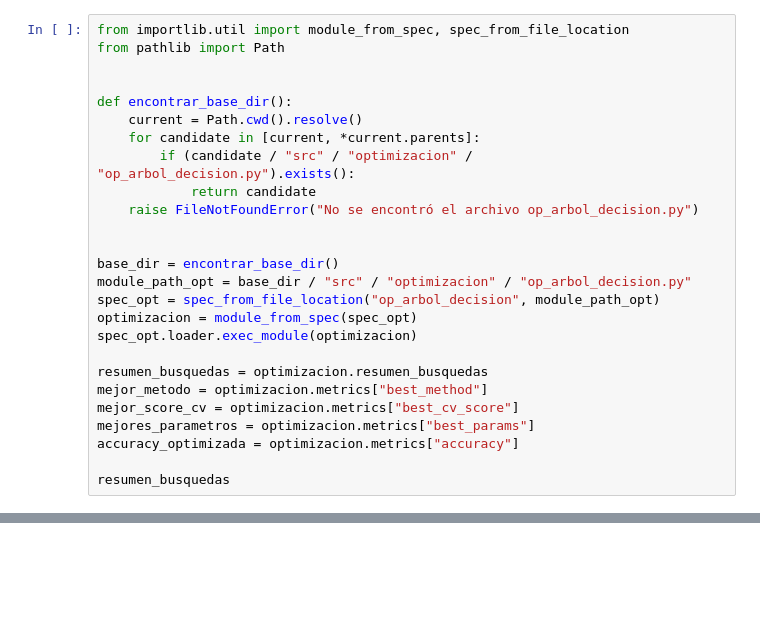
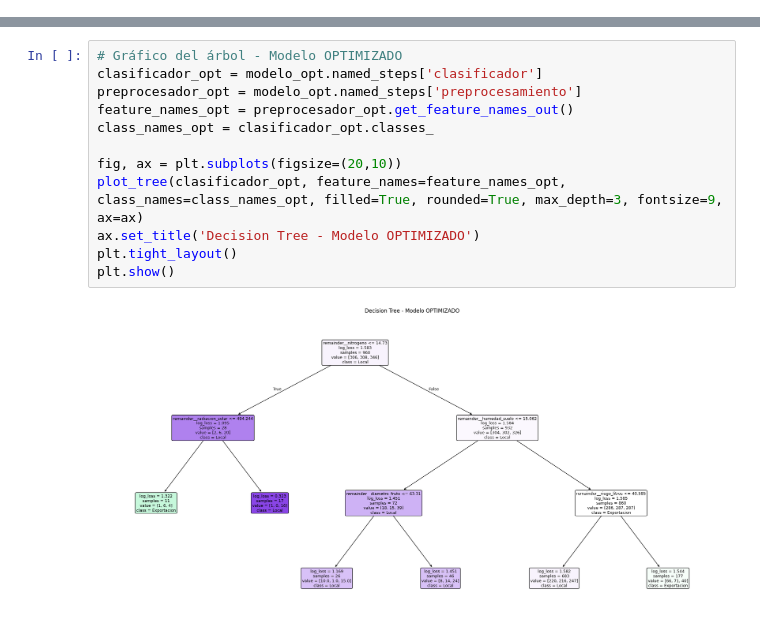
Before and after one commit to AllanxSF/Parcial-2-programaci-n-ciencia-de-datos, a Jupyter notebook: results/rs_arbol_decision.ipynb, the cells around one changed output, grey strips where cells are left out. Cells and saved outputs as stored; diff of their text form; blank space fills up the shorter version.

Commit message:
detalles, arbol

```diff
--- a/results/rs_arbol_decision.ipynb
+++ b/results/rs_arbol_decision.ipynb
@@ -72,26 +4,0 @@ Para AgroIntelligence, estas técnicas ayudan a encontrar una configuración que
-# %%
-from importlib.util import module_from_spec, spec_from_file_location
-from pathlib import Path
-
-
-def encontrar_base_dir():
-    current = Path.cwd().resolve()
-    for candidate in [current, *current.parents]:
-        if (candidate / "src" / "optimizacion" / "op_arbol_decision.py").exists():
-            return candidate
-    raise FileNotFoundError("No se encontró el archivo op_arbol_decision.py")
-
-
-base_dir = encontrar_base_dir()
-module_path_opt = base_dir / "src" / "optimizacion" / "op_arbol_decision.py"
-spec_opt = spec_from_file_location("op_arbol_decision", module_path_opt)
-optimizacion = module_from_spec(spec_opt)
-spec_opt.loader.exec_module(optimizacion)
-
-resumen_busquedas = optimizacion.resumen_busquedas
-mejor_metodo = optimizacion.metrics["best_method"]
-mejor_score_cv = optimizacion.metrics["best_cv_score"]
-mejores_parametros = optimizacion.metrics["best_params"]
-accuracy_optimizada = optimizacion.metrics["accuracy"]
-
-resumen_busquedas
@@ -129,0 +121,14 @@ plt.show()
+# %%
+# Gráfico del árbol - Modelo OPTIMIZADO
+clasificador_opt = modelo_opt.named_steps['clasificador']
+preprocesador_opt = modelo_opt.named_steps['preprocesamiento']
+feature_names_opt = preprocesador_opt.get_feature_names_out()
+class_names_opt = clasificador_opt.classes_
+
+fig, ax = plt.subplots(figsize=(20,10))
+plot_tree(clasificador_opt, feature_names=feature_names_opt, class_names=class_names_opt, filled=True, rounded=True, max_depth=3, fontsize=9, ax=ax)
+ax.set_title('Decision Tree - Modelo OPTIMIZADO')
+plt.tight_layout()
+plt.show()
+# %% [output]
+[figure, added]
```
Also changed, not shown: parts of 10 cells of this notebook.
